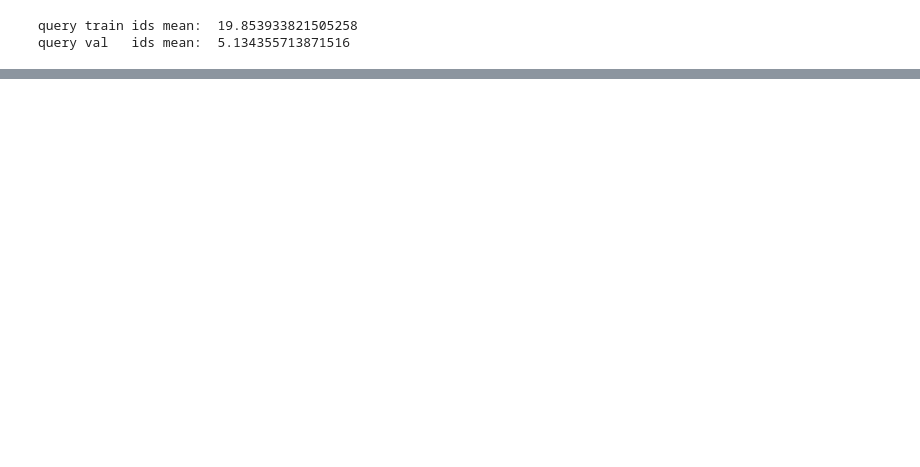
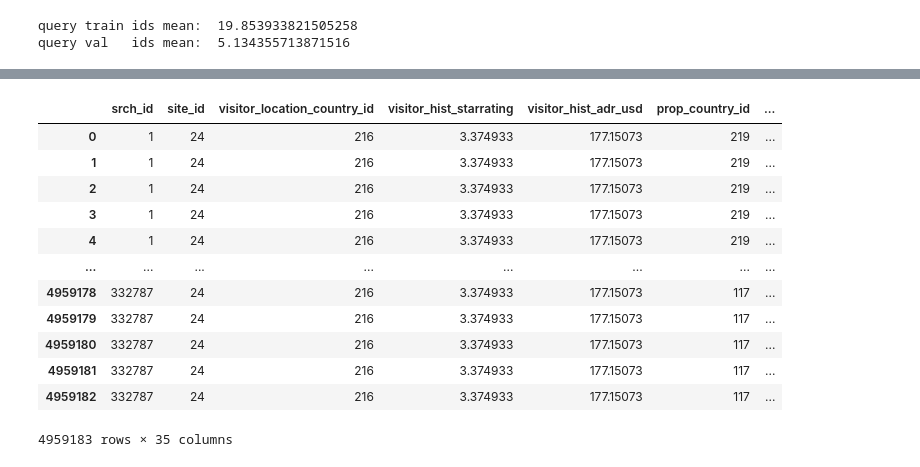
Before and after one commit to AlexiaSalomons/dmt_assignment2, a Jupyter notebook: new_model_A.ipynb, the cells around one changed output, grey strips where cells are left out. Drawn from its saved outputs; the diff is of its cells as text; code cells hidden in the pictures; blank space fills up the shorter version.

```diff
--- a/new_model_A.ipynb
+++ b/new_model_A.ipynb
@@ -276,3 +332,19 @@ gc.collect()
+# %%
+test_data
+# %% [output]
+|  | srch_id | site_id | visitor_location_country_id | visitor_hist_starrating | visitor_hist_adr_usd | prop_country_id | ... |
+| 0 | 1 | 24 | 216 | 3.374933 | 177.15073 | 219 | ... |
+| 1 | 1 | 24 | 216 | 3.374933 | 177.15073 | 219 | ... |
+| 2 | 1 | 24 | 216 | 3.374933 | 177.15073 | 219 | ... |
+| 3 | 1 | 24 | 216 | 3.374933 | 177.15073 | 219 | ... |
+| 4 | 1 | 24 | 216 | 3.374933 | 177.15073 | 219 | ... |
+| ... | ... | ... | ... | ... | ... | ... | ... |
+| 4959178 | 332787 | 24 | 216 | 3.374933 | 177.15073 | 117 | ... |
+| 4959179 | 332787 | 24 | 216 | 3.374933 | 177.15073 | 117 | ... |
+| 4959180 | 332787 | 24 | 216 | 3.374933 | 177.15073 | 117 | ... |
+| 4959181 | 332787 | 24 | 216 | 3.374933 | 177.15073 | 117 | ... |
+| 4959182 | 332787 | 24 | 216 | 3.374933 | 177.15073 | 117 | ... |
+4959183 rows × 35 columns
 # %%
 test_pred = gbm.predict(test_data)
 # %% [output]
```
Also changed, not shown: parts of 27 cells of this notebook, 2 other files.
